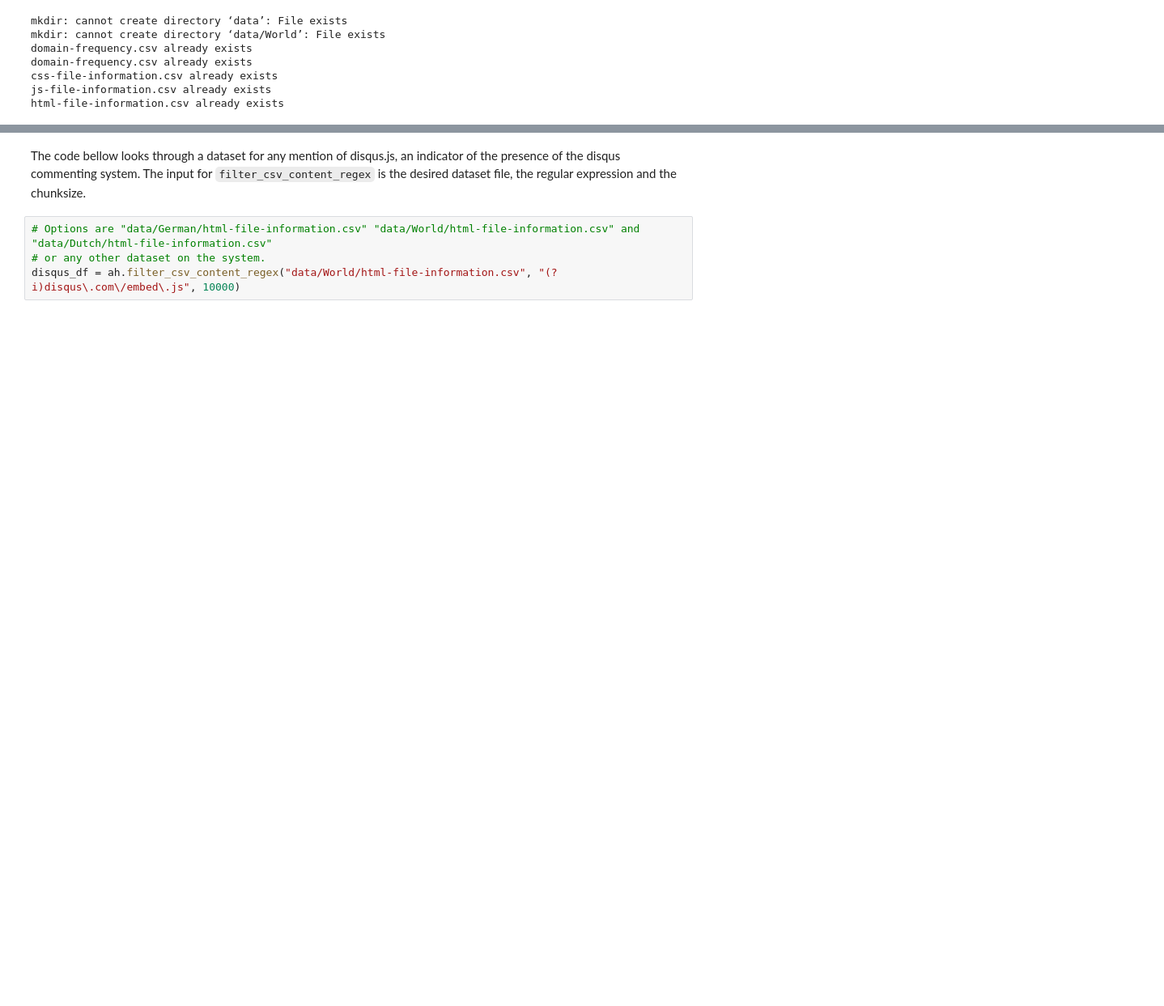
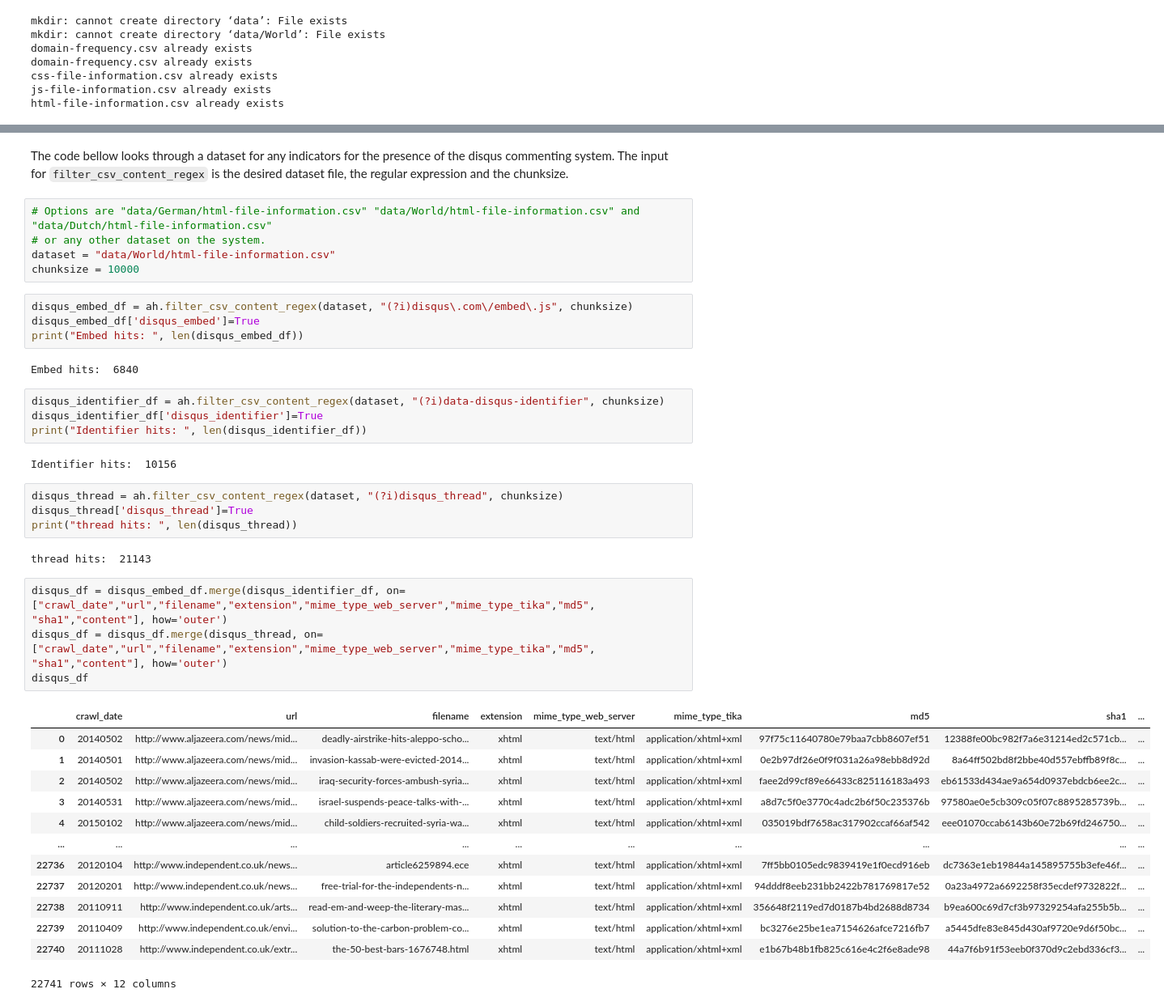
Before and after one commit to smootyboy/ARCH_News_Comments, a Jupyter notebook: Comment_Extraction.ipynb, the cells around one changed output, grey strips where cells are left out. Shown at 81% size. Saved outputs shown, nothing was run; the diff lists cells and outputs as text; blank space fills up the shorter version.

````diff
--- a/Comment_Extraction.ipynb
+++ b/Comment_Extraction.ipynb
@@ -151,7 +151,44 @@ html-file-information.csv already exists
 # %% [markdown]
-The code bellow looks through a dataset for any mention of disqus.js, an indicator of the presence of the disqus commenting system. The input for ```filter_csv_content_regex``` is the desired dataset file, the regular expression and the chunksize.
+The code bellow looks through a dataset for any indicators for the presence of the disqus commenting system. The input for ```filter_csv_content_regex``` is the desired dataset file, the regular expression and the chunksize.
+# %%
+# Options are "data/German/html-file-information.csv" "data/World/html-file-information.csv" and "data/Dutch/html-file-information.csv"
+# or any other dataset on the system.
+dataset = "data/World/html-file-information.csv"
+chunksize = 10000
 # %%
-# Options are "data/German/html-file-information.csv" "data/World/html-file-information.csv" and "data/Dutch/html-file-information.csv"
-# or any other dataset on the system.
-disqus_df = ah.filter_csv_content_regex("data/World/html-file-information.csv", "(?i)disqus\.com\/embed\.js", 10000)
+disqus_embed_df = ah.filter_csv_content_regex(dataset, "(?i)disqus\.com\/embed\.js", chunksize)
+disqus_embed_df['disqus_embed']=True
+print("Embed hits: ", len(disqus_embed_df))
+# %% [output]
+Embed hits:  6840
+# %%
+disqus_identifier_df = ah.filter_csv_content_regex(dataset, "(?i)data-disqus-identifier", chunksize)
+disqus_identifier_df['disqus_identifier']=True
+print("Identifier hits: ", len(disqus_identifier_df))
+# %% [output]
+Identifier hits:  10156
+# %%
+disqus_thread = ah.filter_csv_content_regex(dataset, "(?i)disqus_thread", chunksize)
+disqus_thread['disqus_thread']=True
+print("thread hits: ", len(disqus_thread))
+# %% [output]
+thread hits:  21143
+# %%
+disqus_df = disqus_embed_df.merge(disqus_identifier_df, on=["crawl_date","url","filename","extension","mime_type_web_server","mime_type_tika","md5", "sha1","content"], how='outer')
+disqus_df = disqus_df.merge(disqus_thread, on=["crawl_date","url","filename","extension","mime_type_web_server","mime_type_tika","md5", "sha1","content"], how='outer')
+disqus_df
+# %% [output]
+|  | crawl_date | url | filename | extension | mime_type_web_server | mime_type_tika | md5 | sha1 | ... |
+| 0 | 20140502 | http://www.aljazeera.com/news/mid... | deadly-airstrike-hits-aleppo-scho... | xhtml | text/html | application/xhtml+xml | 97f75c11640780e79baa7cbb8607ef51 | 12388fe00bc982f7a6e31214ed2c571cb... | ... |
+| 1 | 20140501 | http://www.aljazeera.com/news/mid... | invasion-kassab-were-evicted-2014... | xhtml | text/html | application/xhtml+xml | 0e2b97df26e0f9f031a26a98ebb8d92d | 8a64ff502bd8f2bbe40d557ebffb89f8c... | ... |
+| 2 | 20140502 | http://www.aljazeera.com/news/mid... | iraq-security-forces-ambush-syria... | xhtml | text/html | application/xhtml+xml | faee2d99cf89e66433c825116183a493 | eb61533d434ae9a654d0937ebdcb6ee2c... | ... |
+| 3 | 20140531 | http://www.aljazeera.com/news/mid... | israel-suspends-peace-talks-with-... | xhtml | text/html | application/xhtml+xml | a8d7c5f0e3770c4adc2b6f50c235376b | 97580ae0e5cb309c05f07c8895285739b... | ... |
+| 4 | 20150102 | http://www.aljazeera.com/news/mid... | child-soldiers-recruited-syria-wa... | xhtml | text/html | application/xhtml+xml | 035019bdf7658ac317902ccaf66af542 | eee01070ccab6143b60e72b69fd246750... | ... |
+| ... | ... | ... | ... | ... | ... | ... | ... | ... | ... |
+| 22736 | 20120104 | http://www.independent.co.uk/news... | article6259894.ece | xhtml | text/html | application/xhtml+xml | 7ff5bb0105edc9839419e1f0ecd916eb | dc7363e1eb19844a145895755b3efe46f... | ... |
+| 22737 | 20120201 | http://www.independent.co.uk/news... | free-trial-for-the-independents-n... | xhtml | text/html | application/xhtml+xml | 94dddf8eeb231bb2422b781769817e52 | 0a23a4972a6692258f35ecdef9732822f... | ... |
+| 22738 | 20110911 | http://www.independent.co.uk/arts... | read-em-and-weep-the-literary-mas... | xhtml | text/html | application/xhtml+xml | 356648f2119ed7d0187b4bd2688d8734 | b9ea600c69d7cf3b97329254afa255b5b... | ... |
+| 22739 | 20110409 | http://www.independent.co.uk/envi... | solution-to-the-carbon-problem-co... | xhtml | text/html | application/xhtml+xml | bc3276e25be1ea7154626afce7216fb7 | a5445dfe83e845d430af9720e9d6f50bc... | ... |
+| 22740 | 20111028 | http://www.independent.co.uk/extr... | the-50-best-bars-1676748.html | xhtml | text/html | application/xhtml+xml | e1b67b48b1fb825c616e4c2f6e8ade98 | 44a7f6b91f53eeb0f370d9c2ebd336cf3... | ... |
+22741 rows × 12 columns
 # %% [markdown]
````
Also changed, not shown: parts of 10 cells of this notebook.
